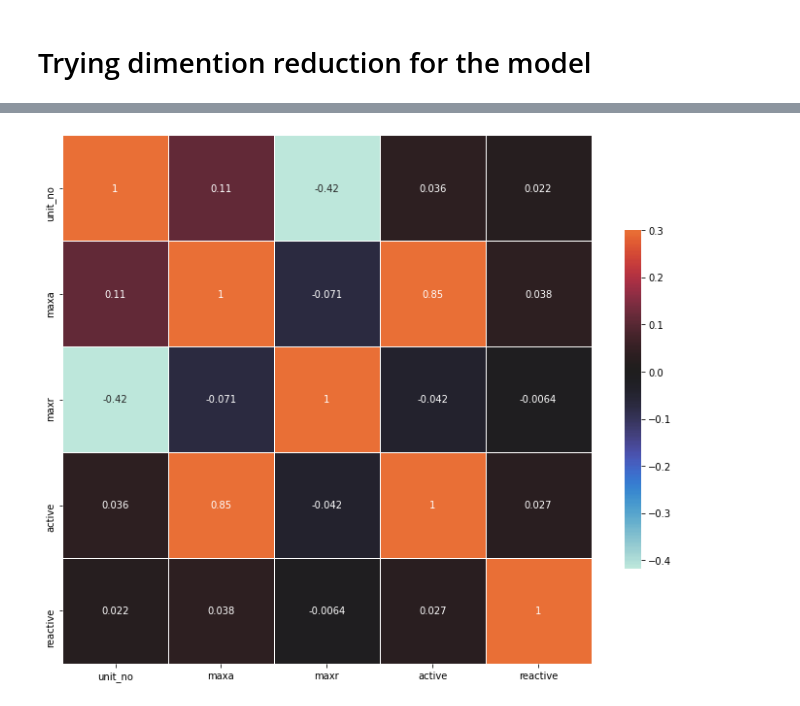
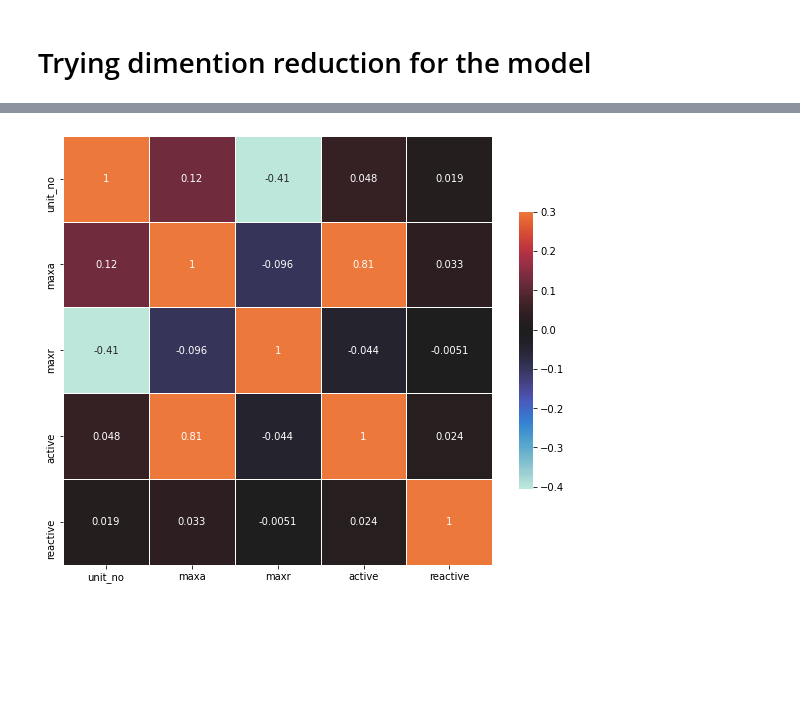
Before and after one commit to reza-pishva/6-MachineLearning-Python, a Jupyter notebook: Projects/Estimate Power Consumption/003_EstimateConsumption_SVR.ipynb, the cells around one changed output, grey strips where cells are left out. Cells and saved outputs as stored; diff of their text form; code cells hidden in the pictures; blank space fills up the shorter version.

```diff
--- a/Projects/Estimate Power Consumption/003_EstimateConsumption_SVR.ipynb
+++ b/Projects/Estimate Power Consumption/003_EstimateConsumption_SVR.ipynb
@@ -141,11 +134,11 @@ plt.show()
 # %%
-plt.figure(figsize=(10,10))
-sns.heatmap(X_train.corr(),vmax=.3, center=0,
+plt.figure(figsize=(8,8))
+sns.heatmap(X.corr(),vmax=.3, center=0,
             square=True, linewidths=.5, cbar_kws={"shrink": .5},annot=True)
 plt.tight_layout()
 plt.show()
 # %% [output]
-[figure, old version]
+[figure, new version]
 # %%
 pca=PCA().fit(X_train)
 print(pca.explained_variance_ratio_)
```
Also changed, not shown: parts of 9 cells of this notebook.
